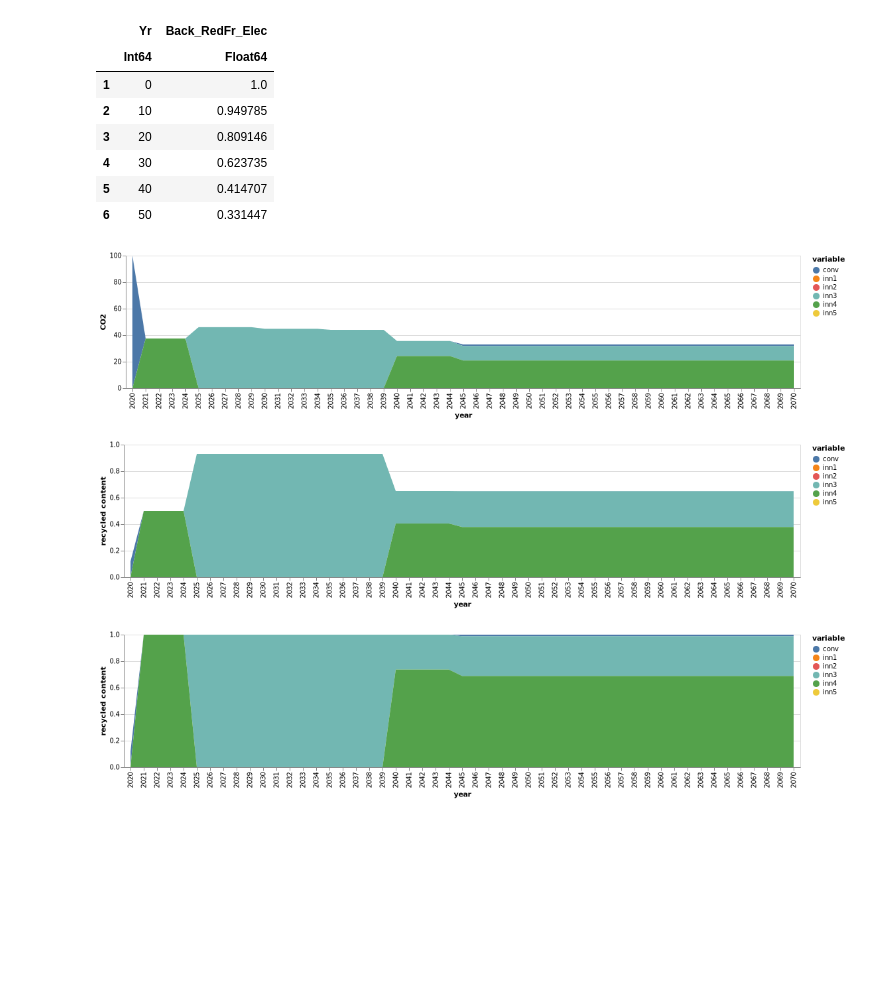
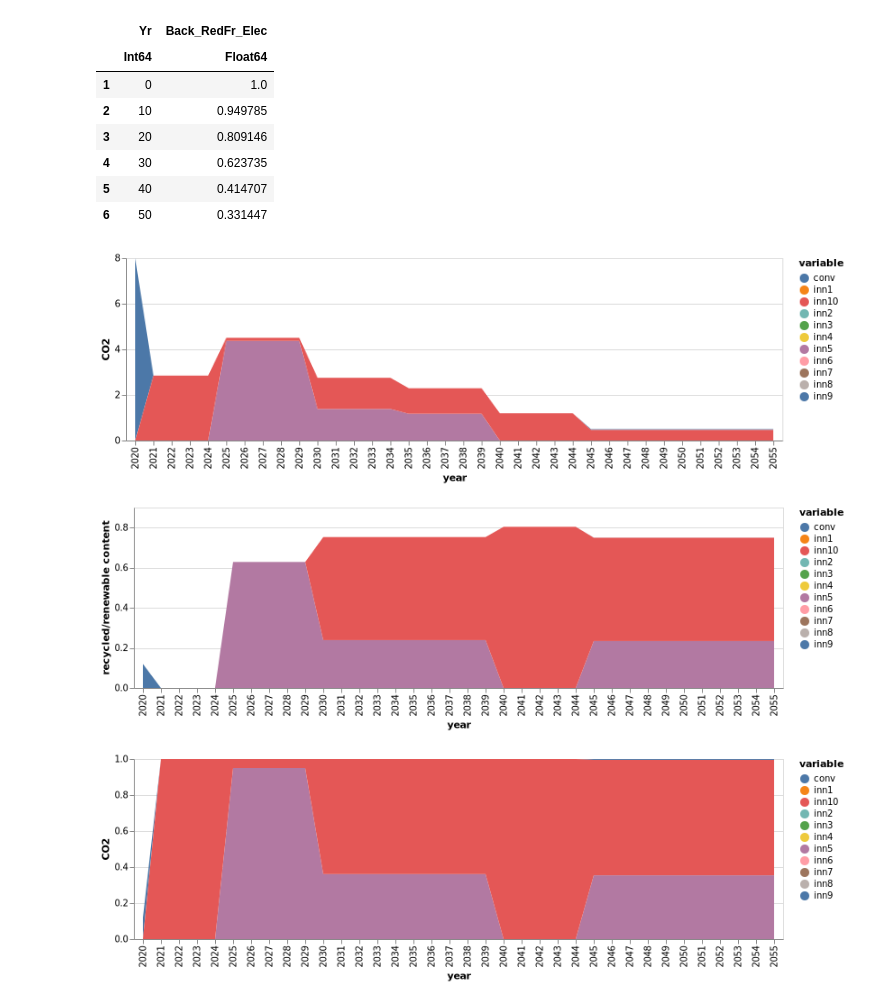
Before and after one commit to vyom-thakker/RoadmapsIAM, a Jupyter notebook: multiperiod-case-study.ipynb, the cells around one changed output. Cells and saved outputs as stored; diff of their text form; code cells hidden in the pictures; blank space fills up the shorter version.

```diff
--- a/multiperiod-case-study.ipynb
+++ b/multiperiod-case-study.ipynb
@@ -81,0 +90,3 @@ compromise
+# %%
+mapki[10,2]=240
+mapki
@@ -269,7 +299,28 @@ function tech_roadmap_mccormick_peicewise_iam_multipd(co2_target,circularity_tar
     #if compromise chosen across boundary tk=0
     #@constraint(rdmap, [k=1:nrow(compromise),tt=2:7],tk[k,tt]≤ 5*( yk[k,tt]-yk[k,tt-1]))
     #@constraint(rdmap, [k=1:nrow(compromise),tt=2:7],tk[k,tt]≤ 5000*( xk[k,tt]-xk[k,tt-1]))
+    #time of change has to be same
+    #=
+    @variables(rdmap,begin
+                    u1[k=1:nrow(compromise),tt=2:7], Bin
+                    u2[k=1:nrow(compromise),tt=2:7], Bin
+                    u0[k=1:nrow(compromise),tt=2:7], Bin
+        end)
 
+
+    for i in 2:nrow(mapki)
+        @constraint(rdmap,[k=mapki[i-1,2]:mapki[i,2],tt=2:7],1-u0[k,tt]==yi[i,tt]-yi[i,tt-1])
+        @constraint(rdmap,[k=(mapki[i-1,2]+1):mapki[i,2],tt=2:7],tk[k,tt] ≥ tk[k-1,tt]+(1/5000)*u1[k,tt])
+        @constraint(rdmap,[k=(mapki[i-1,2]+1):mapki[i,2],tt=2:7],tk[k,tt] ≤ tk[k-1,tt]-(1/5000)*u2[k,tt])
+        @constraint(rdmap,[k=mapki[i-1,2]:mapki[i,2],tt=2:7],u0[k,tt]+u1[k,tt]+u2[k,tt]≤1)
+    end
+
+    i=1
+    @constraint(rdmap,[k=1:mapki[i,2],tt=2:7],1-u0[k,tt]==yi[i,tt]-yi[i,tt-1])
+    @constraint(rdmap,[k=2:mapki[i,2],tt=2:7],tk[k,tt] ≥ tk[k-1,tt]+(1/5000)*u1[k,tt])
+    @constraint(rdmap,[k=2:mapki[i,2],tt=2:7],tk[k,tt] ≤ tk[k-1,tt]-(1/5000)*u2[k,tt])
+    @constraint(rdmap,[k=1:mapki[i,2],tt=2:7],u0[k,tt]+u1[k,tt]+u2[k,tt]≤1)
+    =#
 
 
 
@@ -359,7 +410,7 @@ function tech_roadmap_mccormick_peicewise_iam_multipd(co2_target,circularity_tar
     #operating cost
     @variable(rdmap,cost_op ≥ 0)
     @constraint(rdmap,cost_op == sum(sum(xk[k,tt]*compromise[k,9]*0.968^(-1*tau[tt]) for k in 1:nrow(compromise))
-        + (1-sum(xk[k,tt] for k in 1:nrow(compromise)))*initial[1,9]*0.968^(-1*tau[tt]) for tt in 1:7))
+        + (1-sum(xk[k,tt] for k in 1:nrow(compromise)))*initial[1,7]*0.968^(-1*tau[tt]) for tt in 1:7))
 
 
     @constraint(rdmap, [i=1:nrow(innovations),tt=1:7],s[i,tt]==f_fit[i,tt])
@@ -387,5 +438,5 @@ tech_roadmap_mccormick_peicewise_iam_multipd (generic function with 2 methods)
 # %%
-yk, tk, xk, yi, ti, s, co2, costInn, co2tot, co2fac, cc=tech_roadmap_mccormick_peicewise_iam_multipd(33,0.65)
+yk, tk, xk, yi, ti, s, co2, costInn, co2tot, co2fac, cc=tech_roadmap_mccormick_peicewise_iam_multipd(0.5,0.75)
 yi
 # %% [output]
 Academic license - for non-commercial use only - expires 2022-11-07
@@ -541,47 +603,48 @@ end
 conv=zeros(51)
 
 conv[1]=initial[1,3]
-inn_co2=zeros(5,51)
+inn_co2=zeros(nrow(innovations),51)
 
-for inn in 1:5
+for inn in 1:nrow(innovations)
     inn_co2[inn,1]=0
 end
 j=0
 for i in 2:51
     if 0 ≤ i ≤ 5
         j=1
     elseif 6 ≤ i ≤ 10
         j=2
     elseif 6 ≤ i ≤ 10
         j=3
     elseif 11 ≤ i ≤ 15
         j=4
     elseif 16 ≤ i ≤ 20
         j=5
     elseif 21 ≤ i ≤ 25
         j=6
     else
         j=7
     end
 
     conv[i]=conventional(j)
-    for inn in 1:5
+    for inn in 1:nrow(innovations)
         inn_co2[inn,i]=innovation(inn,j)
     end
 end
-conv
 
-sNames = ["conv","inn1","inn2","inn3","inn4","inn5"]
+
+sNames = ["conv","inn1","inn2","inn3","inn4","inn5","inn6","inn7","inn8","inn9","inn10"]
 xLabels = []
 for i in 2020:2070
     push!(xLabels,string(i))
 end
 
-df = DataFrame(year=xLabels, conv=conv, inn1=inn_co2[1,:],inn2=inn_co2[2,:],inn3=inn_co2[3,:],inn4=inn_co2[4,:],inn5=inn_co2[5,:])
-
+df = DataFrame(year=xLabels, conv=conv, inn1=inn_co2[1,:],inn2=inn_co2[2,:],inn3=inn_co2[3,:],inn4=inn_co2[4,:],
+        inn5=inn_co2[5,:],inn6=inn_co2[6,:],inn7=inn_co2[7,:],inn8=inn_co2[8,:],inn9=inn_co2[9,:],inn10=inn_co2[10,:])
+df=df[1:36,:]
 df |> stack |> @vlplot(:area, x=:year, y={:value, stack=:zero, title="CO2"}, color="variable:n",legend=:sNames)
 # %% [output]
-[figure, old version]
+[figure, new version]
 # %%
 function conventional(t)
     return initial[1,5]*(1-sum(JuMP.values.(xk)[k,t] for k in 1:nrow(compromise)))
@@ -598,9 +661,9 @@ end
 conv=zeros(51)
 
 conv[1]=initial[1,5]
-inn_co2=zeros(5,51)
+inn_co2=zeros(nrow(innovations),51)
 
-for inn in 1:5
+for inn in 1:nrow(innovations)
     inn_co2[inn,1]=0
 end
 
@@ -623,22 +686,22 @@ for i in 2:51
     end
 
     conv[i]=conventional(j)
-    for inn in 1:5
+    for inn in 1:nrow(innovations)
         inn_co2[inn,i]=innovation(inn,j)
     end
 end
-
-sNames = ["conv","inn1","inn2","inn3","inn4","inn5"]
+sNames = ["conv","inn1","inn2","inn3","inn4","inn5","inn6","inn7","inn8","inn9","inn10"]
 xLabels = []
 for i in 2020:2070
     push!(xLabels,string(i))
 end
 
-df = DataFrame(year=xLabels, conv=conv, inn1=inn_co2[1,:],inn2=inn_co2[2,:],inn3=inn_co2[3,:],inn4=inn_co2[4,:],inn5=inn_co2[5,:])
-
-df |> stack |> @vlplot(:area, x=:year, y={:value, stack=:zero, title="recycled content"}, color="variable:n",ylab="circularity")
+df = DataFrame(year=xLabels, conv=conv, inn1=inn_co2[1,:],inn2=inn_co2[2,:],inn3=inn_co2[3,:],inn4=inn_co2[4,:],
+        inn5=inn_co2[5,:],inn6=inn_co2[6,:],inn7=inn_co2[7,:],inn8=inn_co2[8,:],inn9=inn_co2[9,:],inn10=inn_co2[10,:])
+df=df[1:36,:]
+df |> stack |> @vlplot(:area, x=:year, y={:value, stack=:zero, title="recycled/renewable content"}, color="variable:n",legend=:sNames)
 # %% [output]
-[figure, old version]
+[figure, new version]
 # %%
 function conventional(t)
     return (1-sum(JuMP.values.(xk)[k,t] for k in 1:nrow(compromise)))
@@ -655,9 +718,9 @@ end
 conv=zeros(51)
 
 conv[1]=initial[1,5]
-inn_co2=zeros(5,51)
+inn_co2=zeros(nrow(innovations),51)
 
-for inn in 1:5
+for inn in 1:nrow(innovations)
     inn_co2[inn,1]=0
 end
 
@@ -680,22 +743,23 @@ for i in 2:51
     end
 
     conv[i]=conventional(j)
-    for inn in 1:5
+    for inn in 1:nrow(innovations)
         inn_co2[inn,i]=innovation(inn,j)
     end
 end
 
-sNames = ["conv","inn1","inn2","inn3","inn4","inn5"]
+sNames = ["conv","inn1","inn2","inn3","inn4","inn5","inn6","inn7","inn8","inn9","inn10"]
 xLabels = []
 for i in 2020:2070
     push!(xLabels,string(i))
 end
 
-df = DataFrame(year=xLabels, conv=conv, inn1=inn_co2[1,:],inn2=inn_co2[2,:],inn3=inn_co2[3,:],inn4=inn_co2[4,:],inn5=inn_co2[5,:])
-
-df |> stack |> @vlplot(:area, x=:year, y={:value, stack=:zero, title="recycled content"}, color="variable:n",ylab="circularity")
+df = DataFrame(year=xLabels, conv=conv, inn1=inn_co2[1,:],inn2=inn_co2[2,:],inn3=inn_co2[3,:],inn4=inn_co2[4,:],
+        inn5=inn_co2[5,:],inn6=inn_co2[6,:],inn7=inn_co2[7,:],inn8=inn_co2[8,:],inn9=inn_co2[9,:],inn10=inn_co2[10,:])
+df=df[1:36,:]
+df |> stack |> @vlplot(:area, x=:year, y={:value, stack=:zero, title="CO2"}, color="variable:n",legend=:sNames)
 # %% [output]
-[figure, old version]
+[figure, new version]
 # %%
 #=
 #cost objective
```
Also changed, not shown: parts of 15 cells of this notebook, 6 other files.
